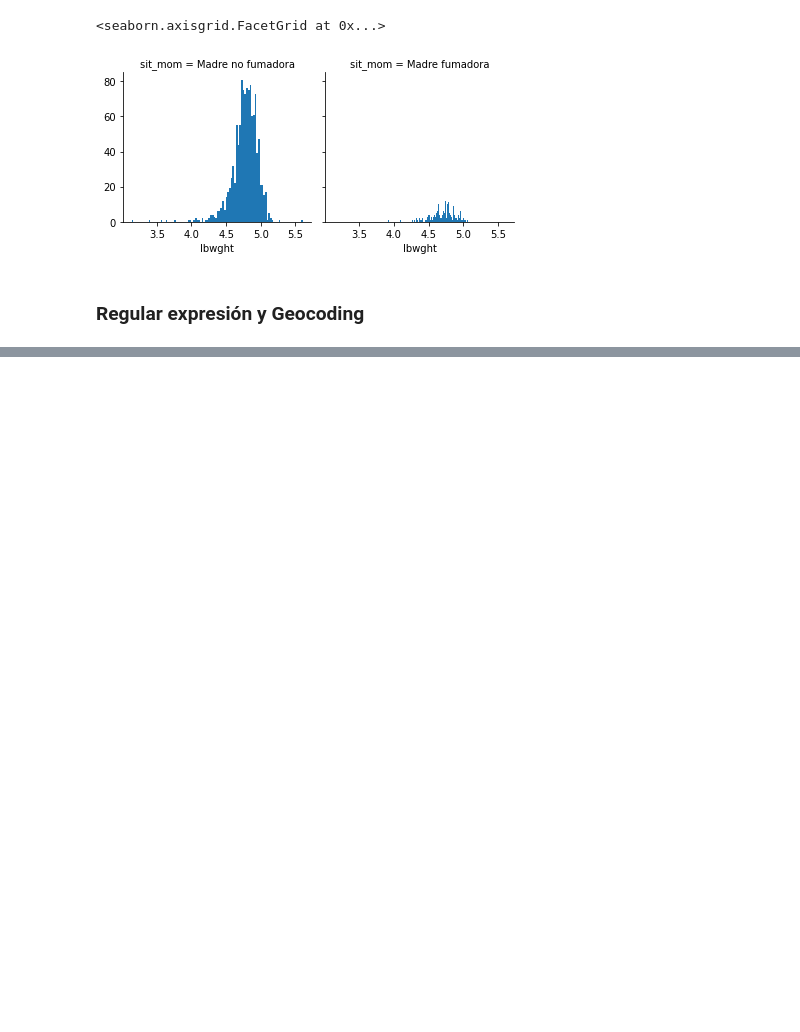
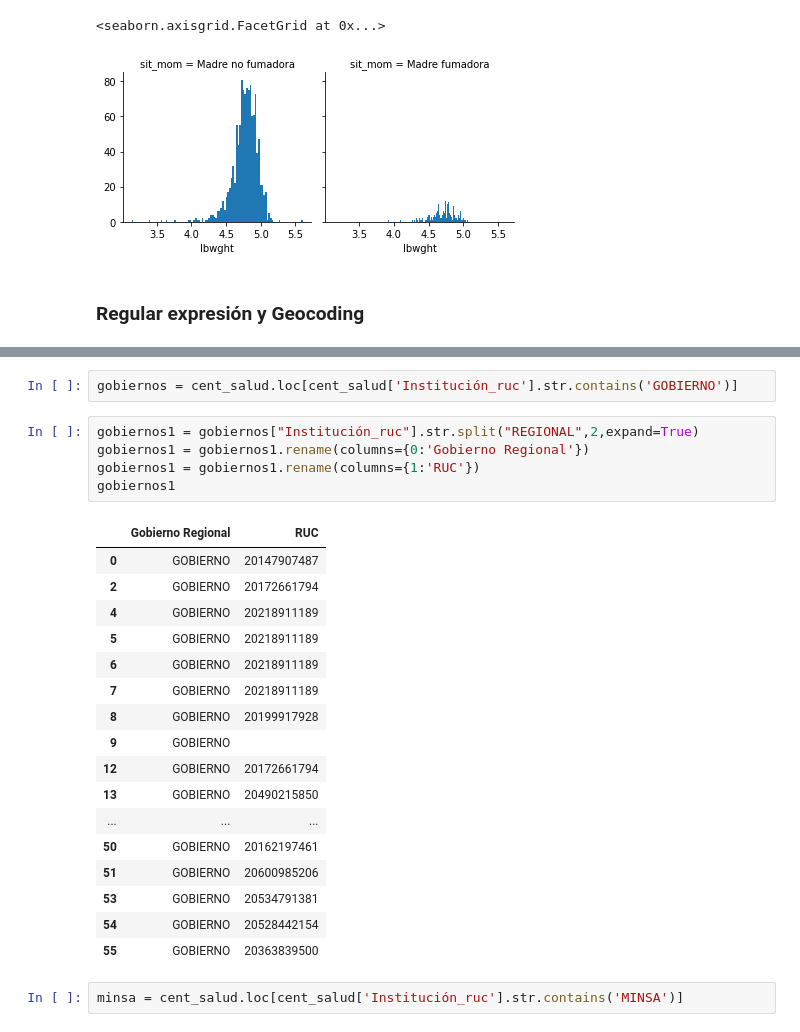
Before and after one commit to Robertopucp/1ECO35_R_PYTHON, a Jupyter notebook: Trabajo_grupal/WH6/Grupo_1_Python.ipynb, the cells around one changed output, grey strips where cells are left out. Saved outputs shown, nothing was run; the diff lists cells and outputs as text; blank space fills up the shorter version.

```diff
--- a/Trabajo_grupal/WH6/Grupo_1_Python.ipynb
+++ b/Trabajo_grupal/WH6/Grupo_1_Python.ipynb
@@ -99,0 +113,27 @@ from tqdm import tqdm_notebook as tqdm # libreria para contabilizar tiempo de ej
+# %%
+gobiernos = cent_salud.loc[cent_salud['Institución_ruc'].str.contains('GOBIERNO')]
+# %%
+gobiernos1 = gobiernos["Institución_ruc"].str.split("REGIONAL",2,expand=True)
+gobiernos1 = gobiernos1.rename(columns={0:'Gobierno Regional'})
+gobiernos1 = gobiernos1.rename(columns={1:'RUC'})
+gobiernos1
+# %% [output]
+|  | Gobierno Regional | RUC |
+| 0 | GOBIERNO | 20147907487 |
+| 2 | GOBIERNO | 20172661794 |
+| 4 | GOBIERNO | 20218911189 |
+| 5 | GOBIERNO | 20218911189 |
+| 6 | GOBIERNO | 20218911189 |
+| 7 | GOBIERNO | 20218911189 |
+| 8 | GOBIERNO | 20199917928 |
+| 9 | GOBIERNO |  |
+| 12 | GOBIERNO | 20172661794 |
+| 13 | GOBIERNO | 20490215850 |
+| ... | ... | ... |
+| 50 | GOBIERNO | 20162197461 |
+| 51 | GOBIERNO | 20600985206 |
+| 53 | GOBIERNO | 20534791381 |
+| 54 | GOBIERNO | 20528442154 |
+| 55 | GOBIERNO | 20363839500 |
+# %%
+minsa = cent_salud.loc[cent_salud['Institución_ruc'].str.contains('MINSA')]
```
Also changed, not shown: parts of 5 cells of this notebook, 1 other file.
